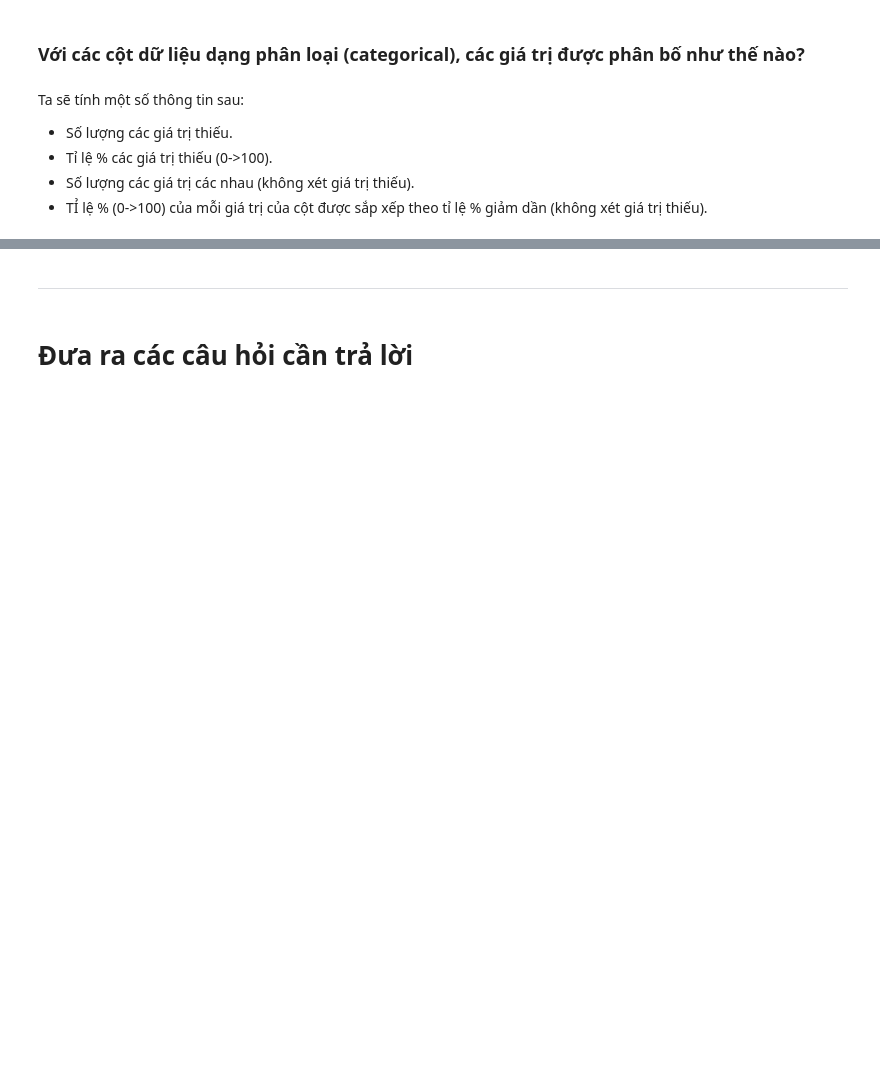
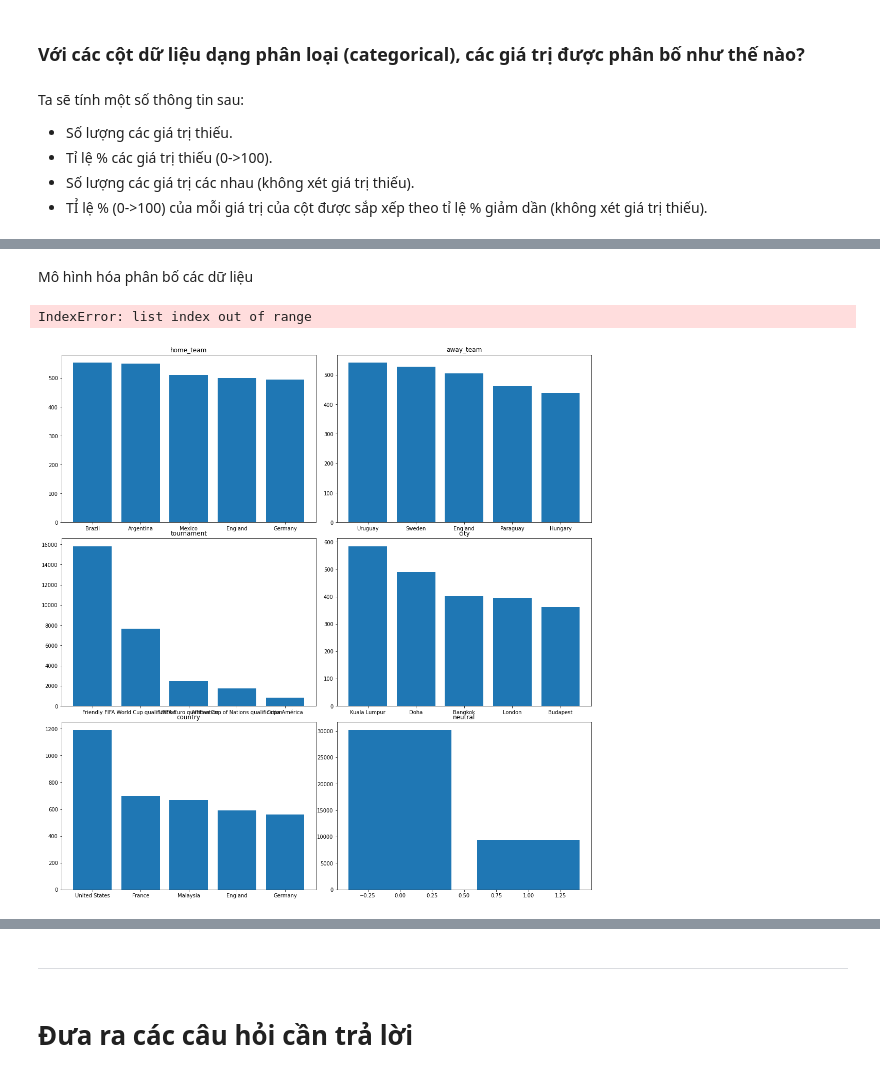
Before and after one commit to npqd/P4DS_FinalProject, a Jupyter notebook: demo.ipynb, the cells around one changed output, grey strips where cells are left out. Saved outputs shown, nothing was run; the diff lists cells and outputs as text; code cells hidden in the pictures; blank space fills up the shorter version.

Commit message:
Xong khám phá dữ liệu

```diff
--- a/demo.ipynb
+++ b/demo.ipynb
@@ -304,0 +362,25 @@ nume_col_info_df
+# %% [markdown]
+Mô hình hóa phân bố các dữ liệu
+# %%
+# df_match.home_score.sort_values()
+# save = df_match.home_team.value_counts().head(7)
+# ax = plt.bar(save.index,save.values)
+# plt.xticks(rotation=90);
+df_match[cate_col[6]]
+# %% [output]
+IndexError: list index out of range
+# %%
+cate_col = ['home_team','away_team','tournament','city','country','neutral']
+
+df_temp = df_match[cate_col]
+fig, axs = plt.subplots(3,2)
+fig.set_figheight(15)
+fig.set_figwidth(15)
+fig.tight_layout(pad=1, w_pad=1, h_pad=1.0)
+for i in range(0,3):
+    for j in range(0,2):
+        axs[i,j].bar(df_match[cate_col[i*2+j]].value_counts().head(5).index,\
+            df_match[cate_col[i*2+j]].value_counts().head(5).values)
+        axs[i,j].set_title(cate_col[i*2+j])
+# %% [output]
+[figure, added]
```
Also changed, not shown: parts of 23 cells of this notebook, 3 other files.
